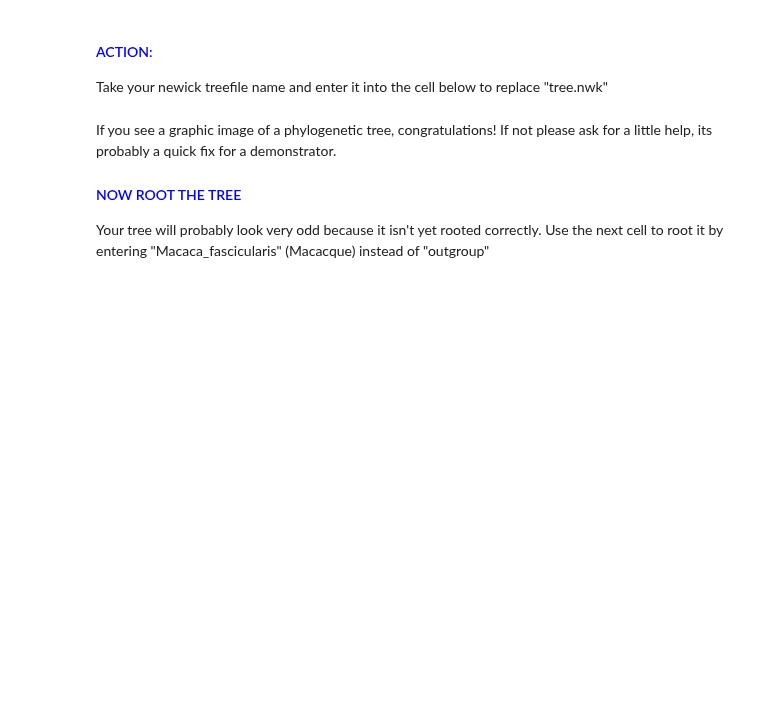
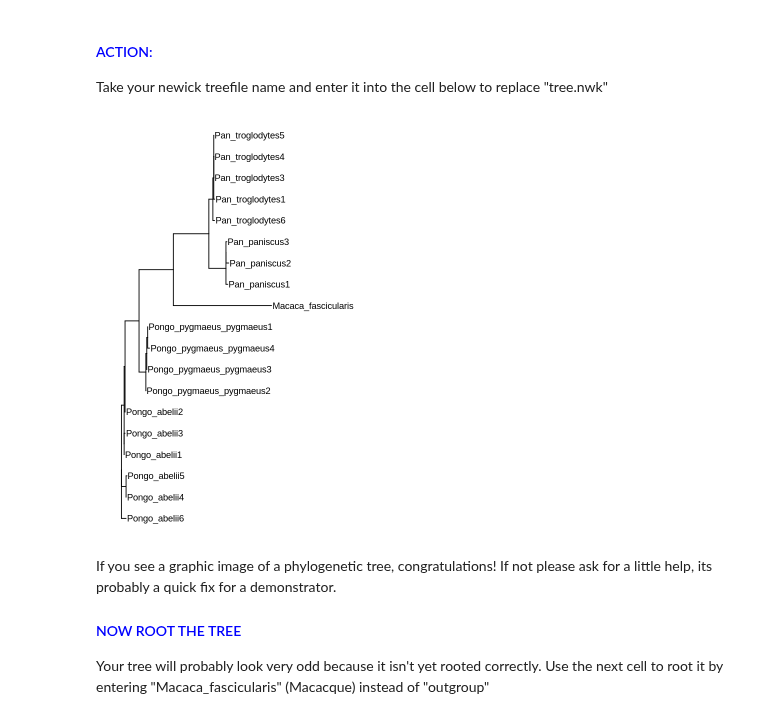
Before and after one commit to davelunt/phylo_practical, a Jupyter notebook: PhyloPractical.ipynb, the cells around one changed output. Cells and saved outputs as stored; diff of their text form; code cells hidden in the pictures; blank space fills up the shorter version.

```diff
--- a/PhyloPractical.ipynb
+++ b/PhyloPractical.ipynb
@@ -189,26 +191,28 @@ Take your newick treefile name and enter it into the cell below to replace "tree
 # %%
 # -----------------------------------
 # Drawing the phylogeny using ggtree
 # -----------------------------------
 # install and load the software we need
 # install.packages("reshape2")
 # install.packages("ggstance")
 library("ggtree")
 library("reshape2")
 library("ggplot2")
 library("treeio")
 library("ggstance")
 library("ape")
 
 
-tree = read.tree("tree.nwk")  # First we import the tree file into a variable
+tree = read.tree("ape.nwk")  # First we import the tree file into a variable
 
 apes_tree = as.treedata(tree)
 
 # draw the tree
 ggtree(apes_tree) +
     geom_tiplab() +
     theme(legend.position = "none") + xlim(0,1);
+# %% [output]
+[figure, added]
 # %% [markdown]
 If you see a graphic image of a phylogenetic tree, congratulations! If not please ask for a little help, its probably a quick fix for a demonstrator.
 
```
Also changed, not shown: parts of 6 cells of this notebook.
